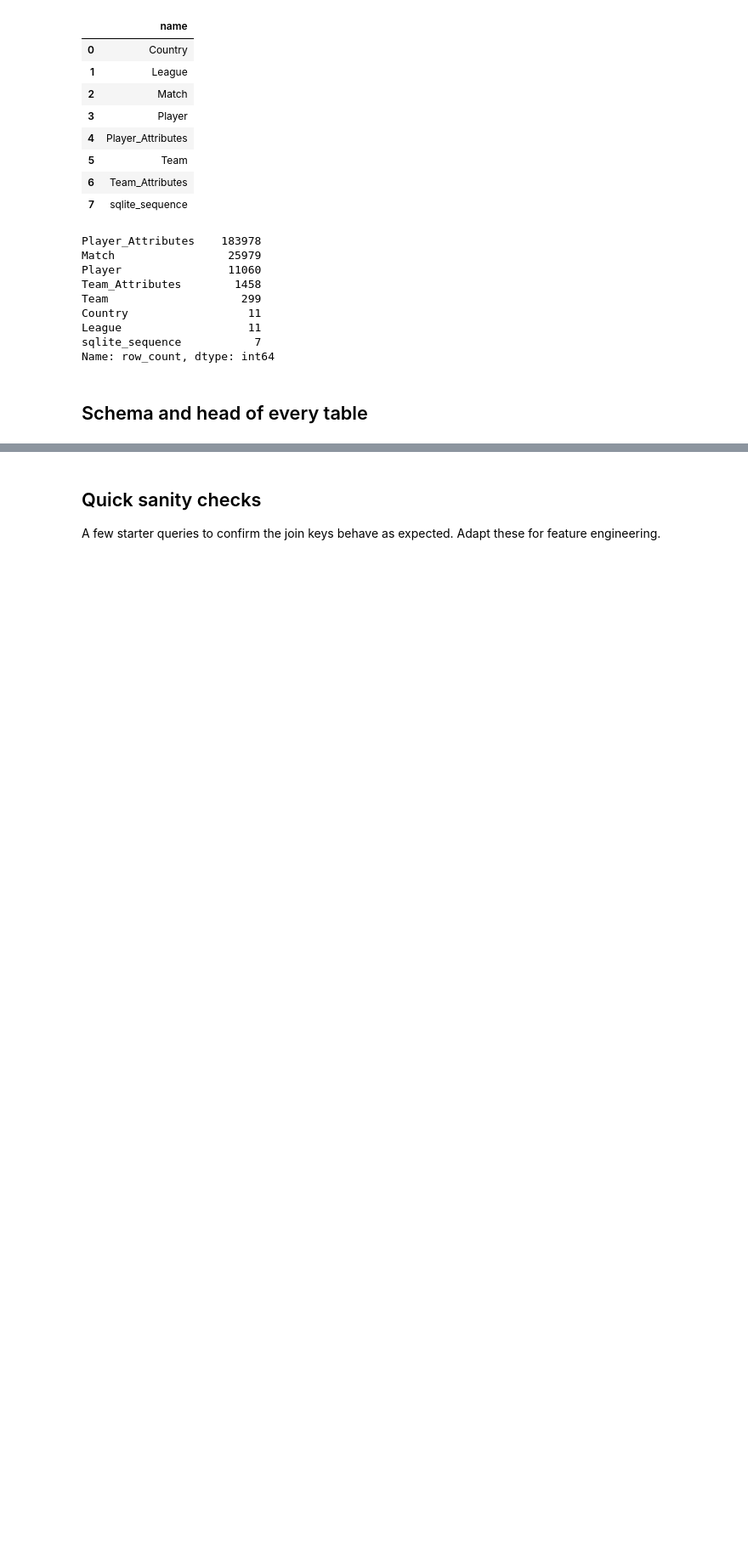
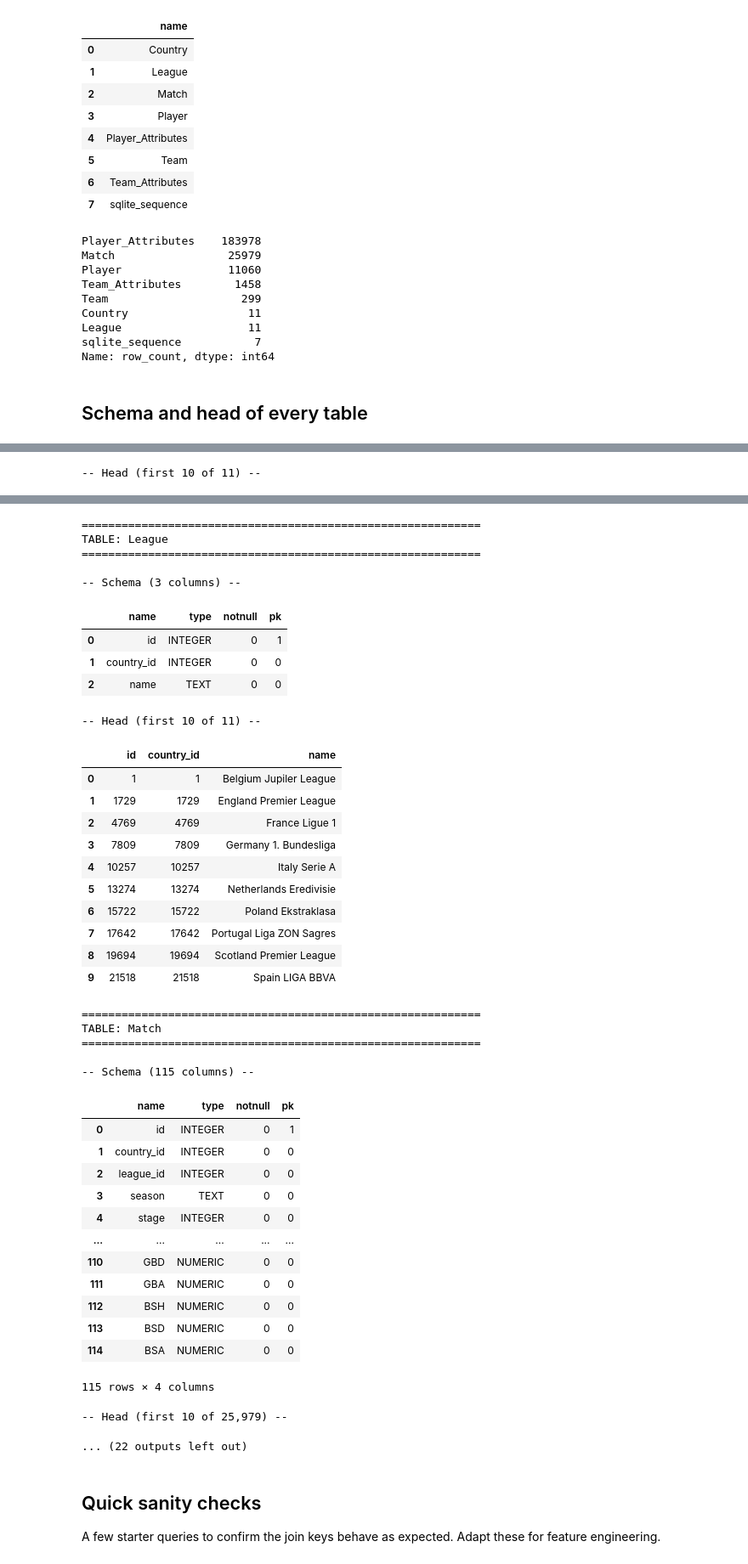
Before and after one commit to Yalexk/Sports-NLP-Outcome-Predictor, a Jupyter notebook: notebooks/explore_soccer_db.ipynb, the cells around one changed output, grey strips where cells are left out. Shown at 85% size. Cells and saved outputs as stored; diff of their text form; code cells hidden in the pictures; blank space fills up the shorter version.

```diff
--- a/notebooks/explore_soccer_db.ipynb
+++ b/notebooks/explore_soccer_db.ipynb
@@ -63,10 +63,22 @@ Name: row_count, dtype: int64
 # %% [markdown]
 ## Schema and head of every table
 # %%
+from IPython.display import display
+
 for name in tables["name"]:
-    print(f"\n===== {name} =====")
-    schema = pd.read_sql(f'PRAGMA table_info("{name}");', conn)
-    print(schema[["name", "type", "notnull", "pk"]].to_string(index=False))
-    head = pd.read_sql(f'SELECT * FROM "{name}" LIMIT 3', conn)
-    print(head)
+    try:
+        print(f"\n{'=' * 60}")
+        print(f"TABLE: {name}")
+        print('=' * 60)
+
+        schema = pd.read_sql(f'PRAGMA table_info("{name}");', conn)
+        print(f"\n-- Schema ({len(schema)} columns) --")
+        display(schema[["name", "type", "notnull", "pk"]])
+
+        row_count = pd.read_sql(f'SELECT COUNT(*) AS n FROM "{name}"', conn)["n"][0]
+        print(f"\n-- Head (first 10 of {row_count:,}) --")
+        head = pd.read_sql(f'SELECT * FROM "{name}" LIMIT 10', conn)
+        display(head)
+    except Exception as e:
+        print(f"!! Error on {name}: {type(e).__name__}: {e}")
 # %% [output]
@@ -89,0 +93 @@ name    TEXT        0   0
+-- Head (first 10 of 11) --
@@ -90,3 +105,44 @@ name    TEXT        0   0
+============================================================
+TABLE: League
+============================================================
+
+-- Schema (3 columns) --
+|  | name | type | notnull | pk |
+| 0 | id | INTEGER | 0 | 1 |
+| 1 | country_id | INTEGER | 0 | 0 |
+| 2 | name | TEXT | 0 | 0 |
+-- Head (first 10 of 11) --
+|  | id | country_id | name |
+| 0 | 1 | 1 | Belgium Jupiler League |
+| 1 | 1729 | 1729 | England Premier League |
+| 2 | 4769 | 4769 | France Ligue 1 |
+| 3 | 7809 | 7809 | Germany 1. Bundesliga |
+| 4 | 10257 | 10257 | Italy Serie A |
+| 5 | 13274 | 13274 | Netherlands Eredivisie |
+| 6 | 15722 | 15722 | Poland Ekstraklasa |
+| 7 | 17642 | 17642 | Portugal Liga ZON Sagres |
+| 8 | 19694 | 19694 | Scotland Premier League |
+| 9 | 21518 | 21518 | Spain LIGA BBVA |
+============================================================
+TABLE: Match
+============================================================
+
+-- Schema (115 columns) --
+|  | name | type | notnull | pk |
+| 0 | id | INTEGER | 0 | 1 |
+| 1 | country_id | INTEGER | 0 | 0 |
+| 2 | league_id | INTEGER | 0 | 0 |
+| 3 | season | TEXT | 0 | 0 |
+| 4 | stage | INTEGER | 0 | 0 |
+| ... | ... | ... | ... | ... |
+| 110 | GBD | NUMERIC | 0 | 0 |
+| 111 | GBA | NUMERIC | 0 | 0 |
+| 112 | BSH | NUMERIC | 0 | 0 |
+| 113 | BSD | NUMERIC | 0 | 0 |
+| 114 | BSA | NUMERIC | 0 | 0 |
+115 rows × 4 columns
+-- Head (first 10 of 25,979) --
+... (22 outputs left out)
 # %% [markdown]
 ## Quick sanity checks
 
```
Also changed, not shown: parts of 1 cell of this notebook, 2 other files.
